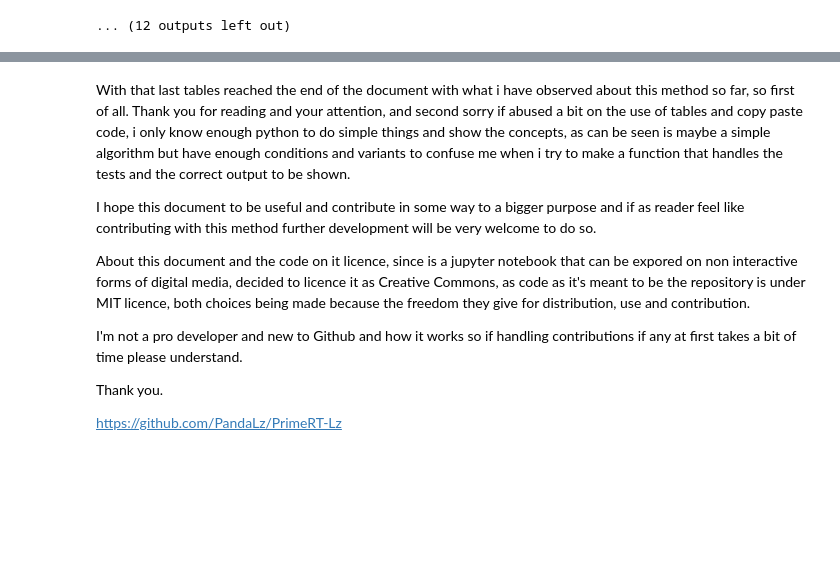
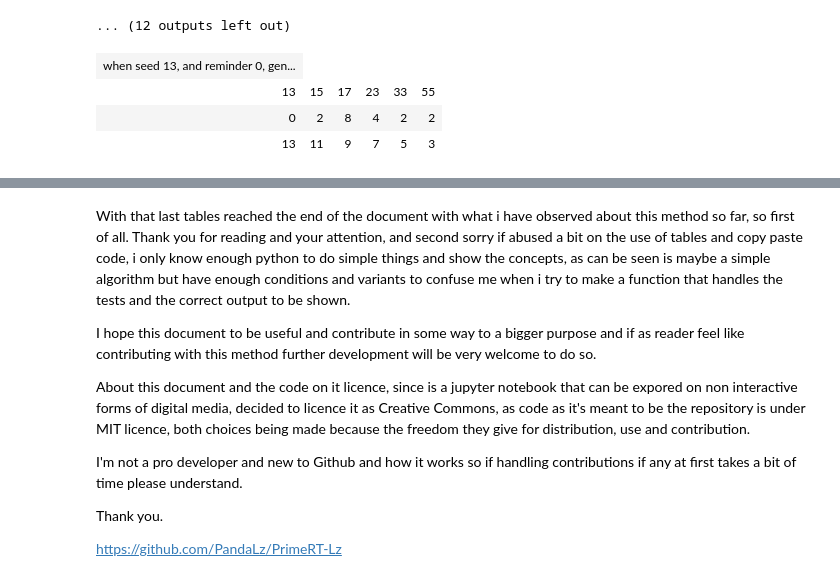
Before and after one commit to PandaLz/PrimeRT-Lz, a Jupyter notebook: index.ipynb, the cells around one changed output, grey strips where cells are left out. Saved outputs shown, nothing was run; the diff lists cells and outputs as text; code cells hidden in the pictures; blank space fills up the shorter version.

Commit message:
finished adding code for when seed is odd and finished the document for now :o

```diff
--- a/index.ipynb
+++ b/index.ipynb
@@ -1102,3 +1102,103 @@ not prime
 | 11 |
 not prime
 ... (12 outputs left out)
+# %%
+seed = 13
+middle = seed
+middle_rem = 0
+
+generated = 0
+
+current = middle
+
+temp_current = current
+
+sequences = []
+
+iext = 0
+jext = 0
+
+while middle_rem < seed + 1:
+
+    generated = "when seed {}, and reminder {}, generated is {}".format(seed, middle_rem, ((seed ** 2) + (middle_rem * 2)))
+
+
+    #if middle_rem == seed - 1:
+
+    #    sequences.append([[generated], [middle], [0],[current]])
+
+    if middle_rem == seed:
+
+        sequences.append([[generated], [middle], [0],[current]])
+
+    else:
+
+        sequences.append([[generated], [middle], [middle_rem],[current]])
+
+
+
+    middle_rem = middle_rem +1
+
+while sequences[0][3][-1] > 3:
+
+    #sequences[0][3][-1] = sequences[0][3][-1] - 2
+
+    new_control = sequences[0][3][-1] - 2
+    new_top = (int((sequences[0][1][-1] + sequences[0][2][-1]) / new_control) * 2) + sequences[0][1][-1]
+    new_bottom = ((sequences[0][1][-1] + sequences[0][2][-1]) % new_control)
+
+    sequences[0][1].append(new_top)
+    sequences[0][2].append(new_bottom)
+    sequences[0][3].append(new_control)
+
+for i in range(1, len(sequences)):
+    iext = i
+    #print(iext)
+    #print(sequences[iext])
+    for j in range(1, len(sequences[0][2])):
+        jext = j
+        #print(jext)
+        lastindex = iext -1
+
+        next_in_sequence = sequences[lastindex][2][jext] + 1
+
+        if next_in_sequence < sequences[0][3][jext]:
+
+            sequences[iext][2].append(next_in_sequence)
+        else:
+            sequences[iext][2].append(0)
+
+        #sequences[i][j].append(int(sequences[iext-1]) + 1)
+
+#for p in range(189, 194, 2):
+
+    #prime = True
+    #if 0 in sequences[2]:
+    #    prime = False
+
+    #print("When p = {} triangular = {} and partial triangular = {} Is p prime? = {}".format(p, t, partialt, prime))
+    #print("square root = {}, square root reminder = {}".format(square_root, sqroot_rem))
+    #print("middle = {}, reminder of middle = {}".format(middle, middle_rem))
+
+
+for table in sequences:
+
+    display(HTML(
+        '<table><tr>{}</tr></table>'.format(
+            '</tr><tr>'.join(
+                '<td>{}</td>'.format('</td><td>'.join(str(_) for _ in row)) for row in table)
+            )
+     ))
+
+    i = 0
+    if 0 in table[2]:
+        print("not prime")
+    else:
+        print("prime")
+
+    i = i+1
+# %% [output]
+| when seed 13, and reminder 0, gen... |
+| 13 | 15 | 17 | 23 | 33 | 55 |
+| 0 | 2 | 8 | 4 | 2 | 2 |
+| 13 | 11 | 9 | 7 | 5 | 3 |
```
Also changed, not shown: parts of 3 cells of this notebook.
